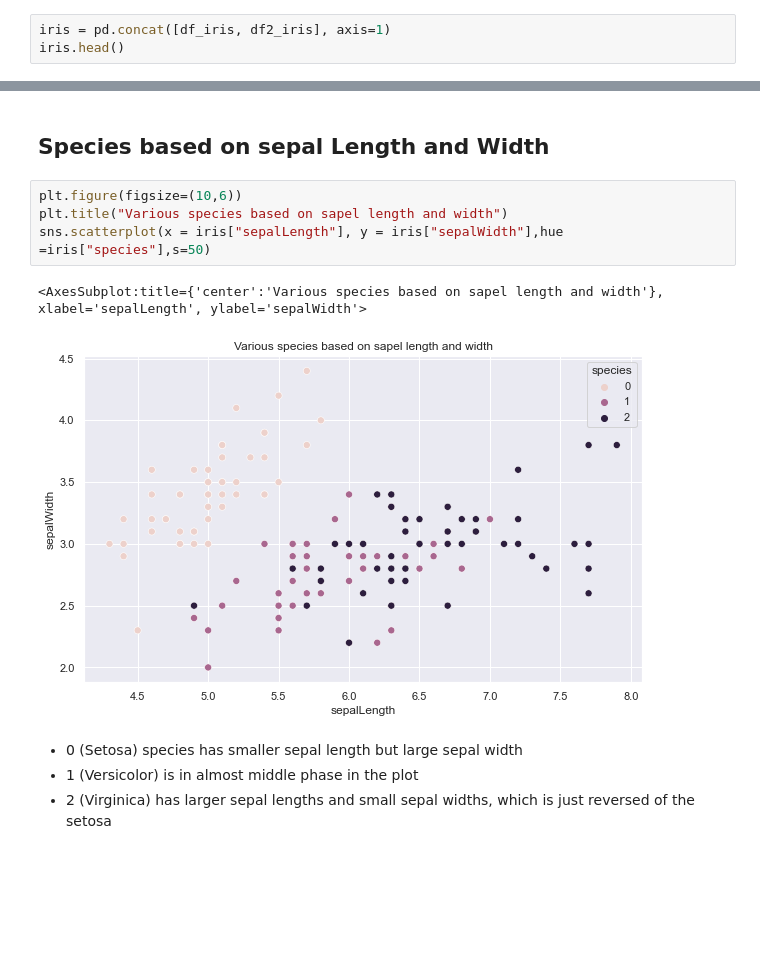
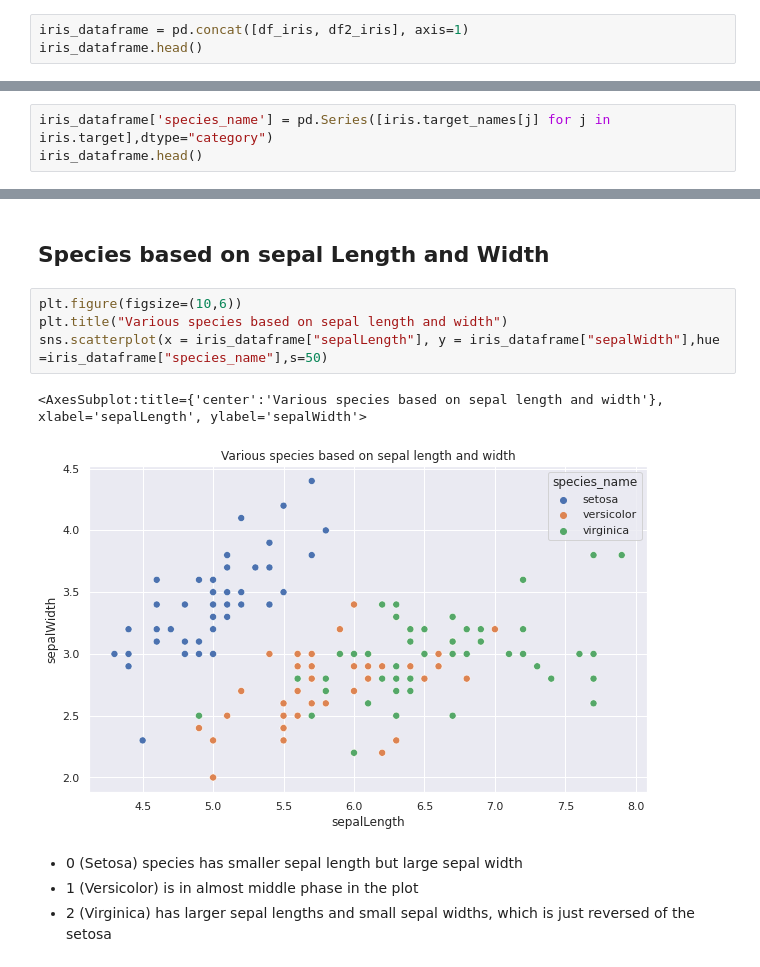
Before and after one commit to nafisa-samia/Statistical-Analysis-of-Iris-Dataset, a Jupyter notebook: Statistical Analysis with Iris Data.ipynb, the cells around one changed output, grey strips where cells are left out. Cells and saved outputs as stored; diff of their text form; blank space fills up the shorter version.

```diff
--- a/Statistical Analysis with Iris Data.ipynb
+++ b/Statistical Analysis with Iris Data.ipynb
@@ -60,8 +53,8 @@ df2_iris.head()
 | 3 | 0 |
 | 4 | 0 |
 # %%
-iris = pd.concat([df_iris, df2_iris], axis=1)
-iris.head()
+iris_dataframe = pd.concat([df_iris, df2_iris], axis=1)
+iris_dataframe.head()
 # %% [output]
 |  | sepalLength | sepalWidth | petalLength | petalWidth | species |
 | 0 | 5.1 | 3.5 | 1.4 | 0.2 | 0 |
@@ -69,3 +62,6 @@ iris.head()
 | 2 | 4.7 | 3.2 | 1.3 | 0.2 | 0 |
 | 3 | 4.6 | 3.1 | 1.5 | 0.2 | 0 |
 | 4 | 5.0 | 3.6 | 1.4 | 0.2 | 0 |
+# %%
+iris_dataframe['species_name'] = pd.Series([iris.target_names[j] for j in iris.target],dtype="category")
+iris_dataframe.head()
@@ -127,11 +131,11 @@ This dataset is a balanced dataset as every category has same number of instance
 ## Species based on sepal Length and Width
 # %%
 plt.figure(figsize=(10,6))
-plt.title("Various species based on sapel length and width")
-sns.scatterplot(x = iris["sepalLength"], y = iris["sepalWidth"],hue =iris["species"],s=50)
+plt.title("Various species based on sepal length and width")
+sns.scatterplot(x = iris_dataframe["sepalLength"], y = iris_dataframe["sepalWidth"],hue =iris_dataframe["species_name"],s=50)
 # %% [output]
-<AxesSubplot:title={'center':'Various species based on sapel length and width'}, xlabel='sepalLength', ylabel='sepalWidth'>
+<AxesSubplot:title={'center':'Various species based on sepal length and width'}, xlabel='sepalLength', ylabel='sepalWidth'>
-[figure, old version]
+[figure, new version]
 # %% [markdown]
 - 0 (Setosa) species has smaller sepal length but large sepal width
 - 1 (Versicolor) is in almost middle phase in the plot
```
Also changed, not shown: parts of 56 cells of this notebook, 1 other file.
